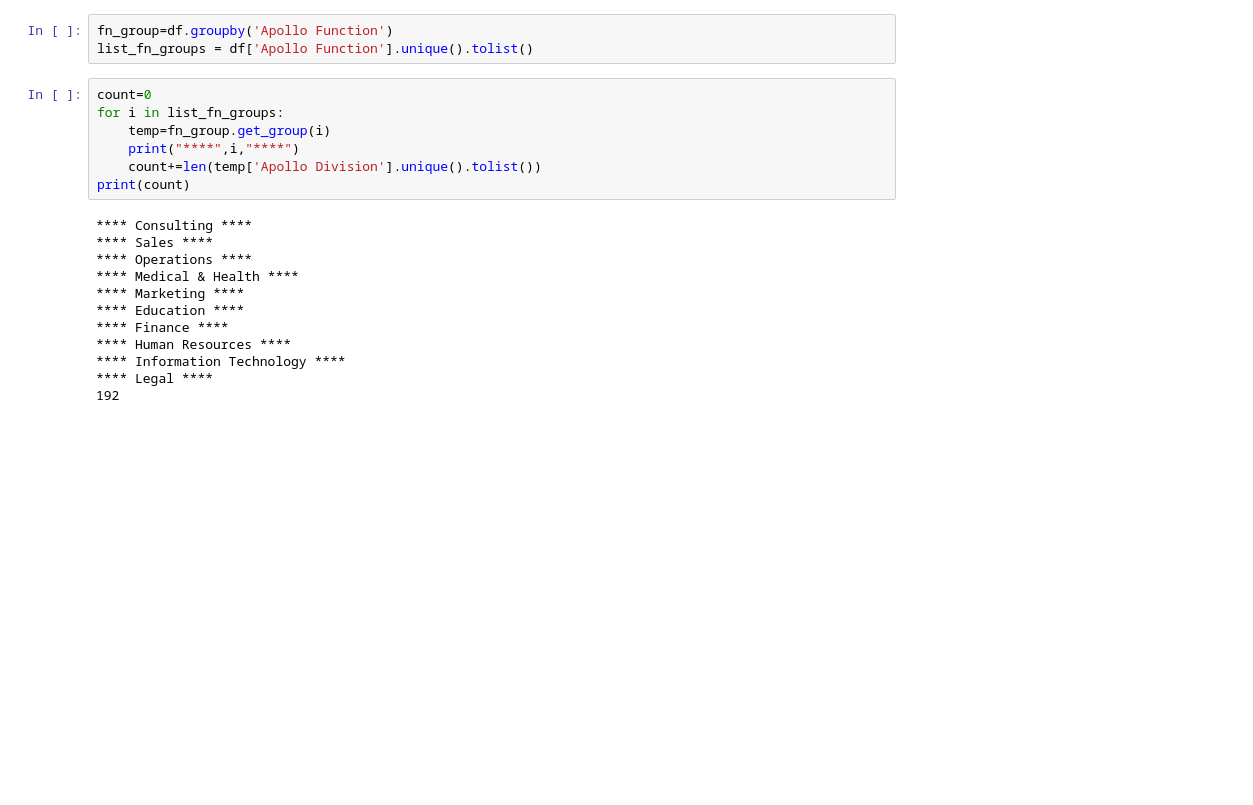
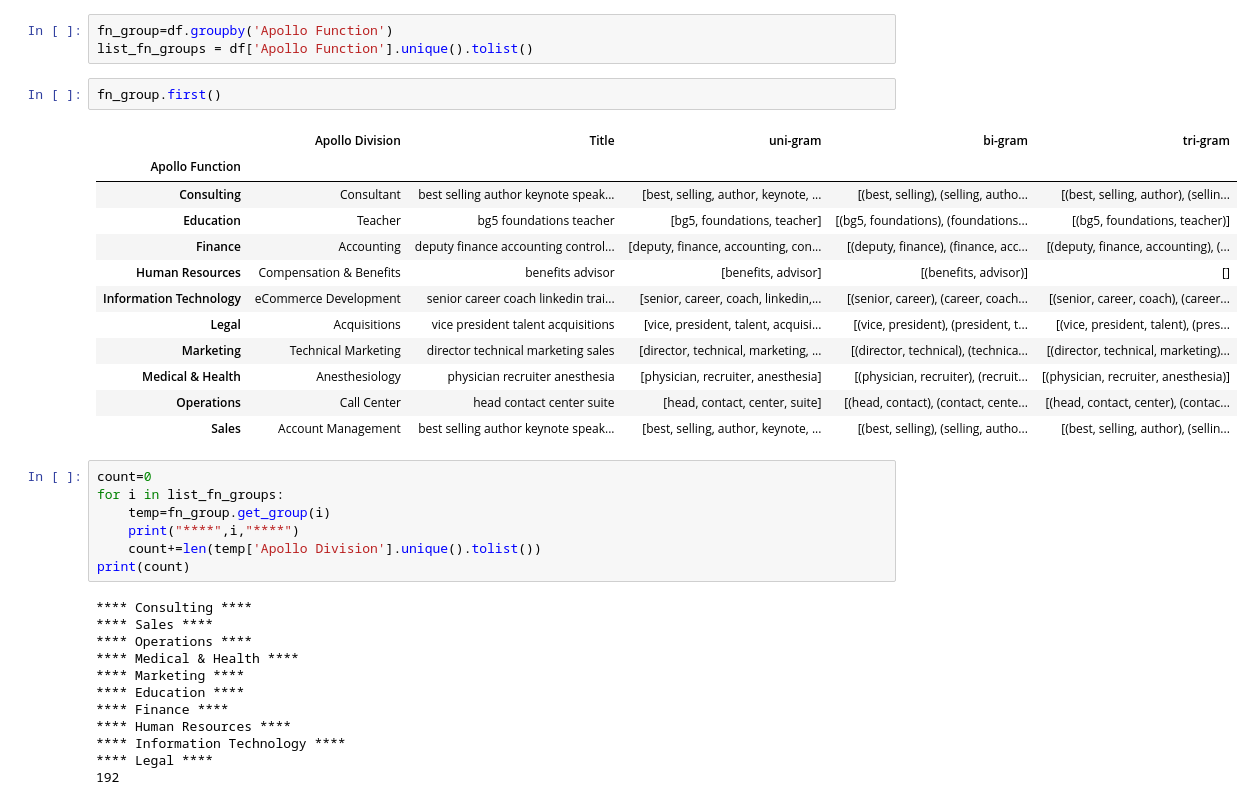
Before and after one commit to mohit-bags/BERT-Notebooks, a Jupyter notebook: Job_Title Designations/Title_N-grams_Count_Sorted.ipynb, the cells around one changed output. Cells and saved outputs as stored; diff of their text form; blank space fills up the shorter version.

```diff
--- a/Job_Title Designations/Title_N-grams_Count_Sorted.ipynb
+++ b/Job_Title Designations/Title_N-grams_Count_Sorted.ipynb
@@ -72,6 +78,21 @@ df.head()
 # %%
 fn_group=df.groupby('Apollo Function')
 list_fn_groups = df['Apollo Function'].unique().tolist()
+# %%
+fn_group.first()
+# %% [output]
+|  | Apollo Division | Title | uni-gram | bi-gram | tri-gram |
+| Apollo Function |  |  |  |  |  |
+| Consulting | Consultant | best selling author keynote speak... | [best, selling, author, keynote, ... | [(best, selling), (selling, autho... | [(best, selling, author), (sellin... |
+| Education | Teacher | bg5 foundations teacher | [bg5, foundations, teacher] | [(bg5, foundations), (foundations... | [(bg5, foundations, teacher)] |
+| Finance | Accounting | deputy finance accounting control... | [deputy, finance, accounting, con... | [(deputy, finance), (finance, acc... | [(deputy, finance, accounting), (... |
+| Human Resources | Compensation & Benefits | benefits advisor | [benefits, advisor] | [(benefits, advisor)] | [] |
+| Information Technology | eCommerce Development | senior career coach linkedin trai... | [senior, career, coach, linkedin,... | [(senior, career), (career, coach... | [(senior, career, coach), (career... |
+| Legal | Acquisitions | vice president talent acquisitions | [vice, president, talent, acquisi... | [(vice, president), (president, t... | [(vice, president, talent), (pres... |
+| Marketing | Technical Marketing | director technical marketing sales | [director, technical, marketing, ... | [(director, technical), (technica... | [(director, technical, marketing)... |
+| Medical & Health | Anesthesiology | physician recruiter anesthesia | [physician, recruiter, anesthesia] | [(physician, recruiter), (recruit... | [(physician, recruiter, anesthesia)] |
+| Operations | Call Center | head contact center suite | [head, contact, center, suite] | [(head, contact), (contact, cente... | [(head, contact, center), (contac... |
+| Sales | Account Management | best selling author keynote speak... | [best, selling, author, keynote, ... | [(best, selling), (selling, autho... | [(best, selling, author), (sellin... |
 # %%
 count=0
 for i in list_fn_groups:
```
Also changed, not shown: parts of 12 cells of this notebook, 4 other files.
